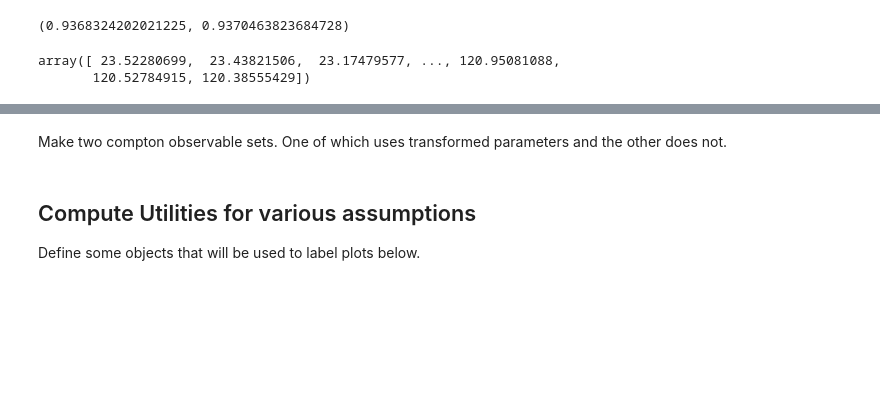
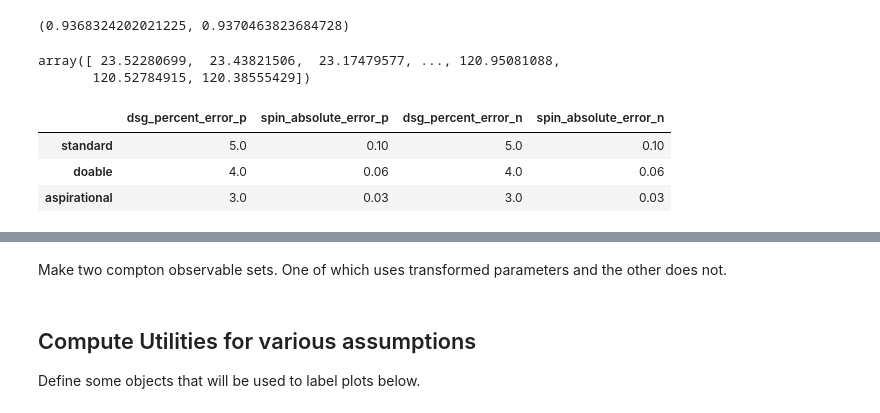
Before and after one commit to buqeye/compton-scattering, a Jupyter notebook: notebooks/main_manuscript_analysis.ipynb, the cells around one changed output, grey strips where cells are left out. Cells and saved outputs as stored; diff of their text form; code cells hidden in the pictures; blank space fills up the shorter version.

```diff
--- a/notebooks/main_manuscript_analysis.ipynb
+++ b/notebooks/main_manuscript_analysis.ipynb
@@ -485,0 +487,8 @@ from compton import observables_name_map
+# %%
+accuracy_levels_df = pd.DataFrame.from_dict(accuracy_levels).T
+accuracy_levels_df
+# %% [output]
+|  | dsg_percent_error_p | spin_absolute_error_p | dsg_percent_error_n | spin_absolute_error_n |
+| standard | 5.0 | 0.10 | 5.0 | 0.10 |
+| doable | 4.0 | 0.06 | 4.0 | 0.06 |
+| aspirational | 3.0 | 0.03 | 3.0 | 0.03 |
```
Also changed, not shown: parts of 4 cells of this notebook.
